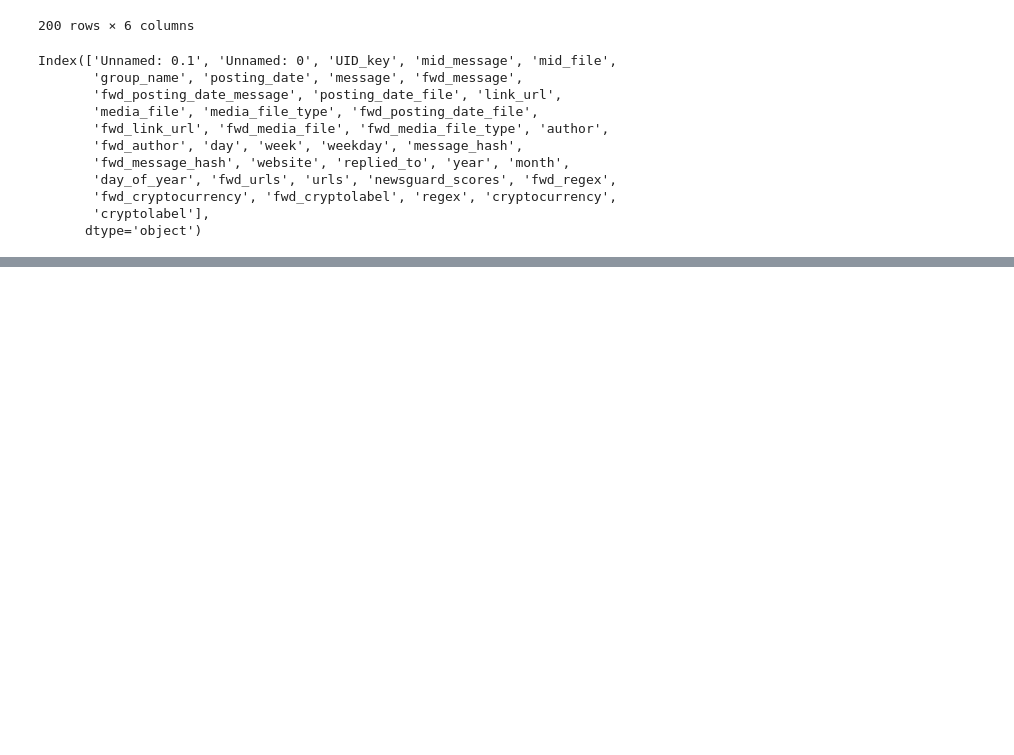
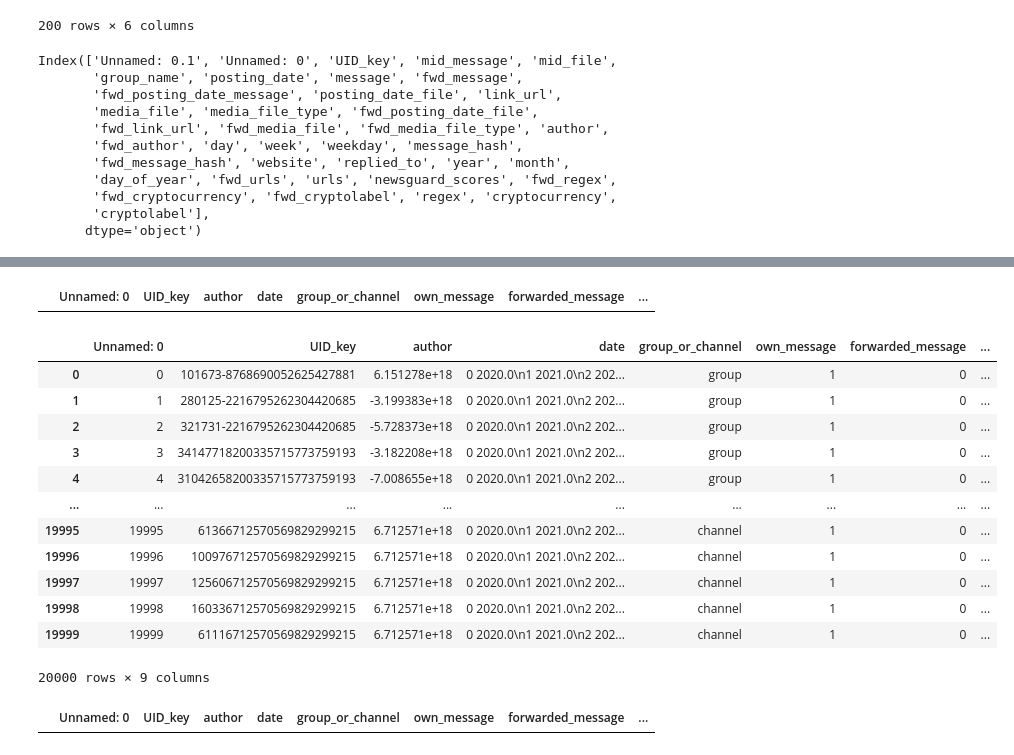
Before and after one commit to krugeremily/DAEGC_Conspiratorial_Actor_Typology, a Jupyter notebook: notebooks/Building Code for Scripts.ipynb, the cells around one changed output, grey strips where cells are left out. Cells and saved outputs as stored; diff of their text form; code cells hidden in the pictures; blank space fills up the shorter version.

```diff
--- a/notebooks/Building Code for Scripts.ipynb
+++ b/notebooks/Building Code for Scripts.ipynb
@@ -858,0 +869,26 @@ scores
+# %%
+sample_df[sample_df['forwarded_message'] == 1]
+# %% [output]
+|  | Unnamed: 0 | UID_key | author | date | group_or_channel | own_message | forwarded_message | ... |
+# %%
+new_sample = pd.read_csv('../data/samples/messages_sample_20000.csv.gzip', compression = 'gzip')
+# %%
+new_sample
+# %% [output]
+|  | Unnamed: 0 | UID_key | author | date | group_or_channel | own_message | forwarded_message | ... |
+| 0 | 0 | 101673-8768690052625427881 | 6.151278e+18 | 0 2020.0\n1 2021.0\n2 202... | group | 1 | 0 | ... |
+| 1 | 1 | 280125-2216795262304420685 | -3.199383e+18 | 0 2020.0\n1 2021.0\n2 202... | group | 1 | 0 | ... |
+| 2 | 2 | 321731-2216795262304420685 | -5.728373e+18 | 0 2020.0\n1 2021.0\n2 202... | group | 1 | 0 | ... |
+| 3 | 3 | 34147718200335715773759193 | -3.182208e+18 | 0 2020.0\n1 2021.0\n2 202... | group | 1 | 0 | ... |
+| 4 | 4 | 31042658200335715773759193 | -7.008655e+18 | 0 2020.0\n1 2021.0\n2 202... | group | 1 | 0 | ... |
+| ... | ... | ... | ... | ... | ... | ... | ... | ... |
+| 19995 | 19995 | 61366712570569829299215 | 6.712571e+18 | 0 2020.0\n1 2021.0\n2 202... | channel | 1 | 0 | ... |
+| 19996 | 19996 | 100976712570569829299215 | 6.712571e+18 | 0 2020.0\n1 2021.0\n2 202... | channel | 1 | 0 | ... |
+| 19997 | 19997 | 125606712570569829299215 | 6.712571e+18 | 0 2020.0\n1 2021.0\n2 202... | channel | 1 | 0 | ... |
+| 19998 | 19998 | 160336712570569829299215 | 6.712571e+18 | 0 2020.0\n1 2021.0\n2 202... | channel | 1 | 0 | ... |
+| 19999 | 19999 | 61116712570569829299215 | 6.712571e+18 | 0 2020.0\n1 2021.0\n2 202... | channel | 1 | 0 | ... |
+20000 rows × 9 columns
+# %%
+new_sample[new_sample['forwarded_message'] == 1]
+# %% [output]
+|  | Unnamed: 0 | UID_key | author | date | group_or_channel | own_message | forwarded_message | ... |
```
Also changed, not shown: parts of 6 cells of this notebook, 14 other files.
